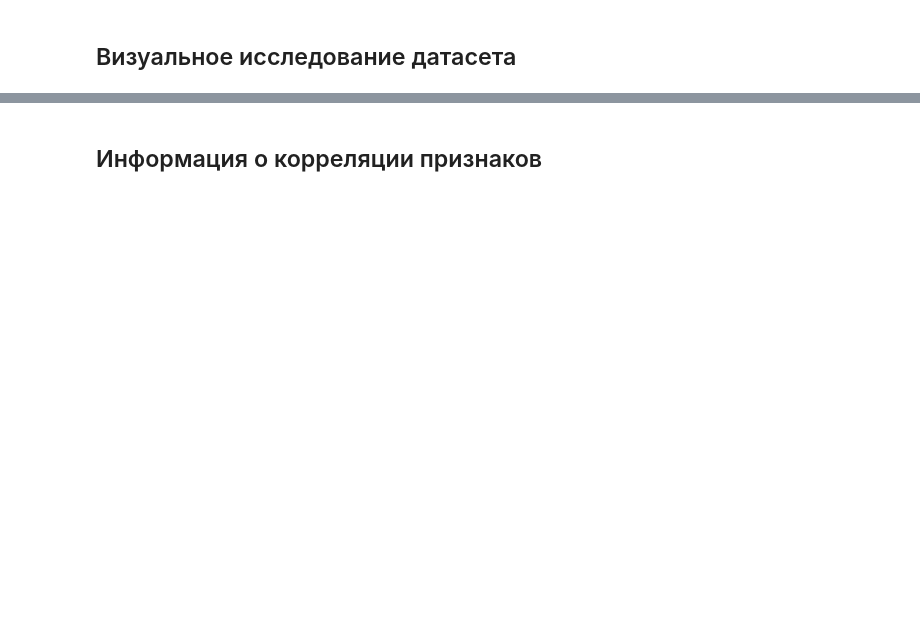
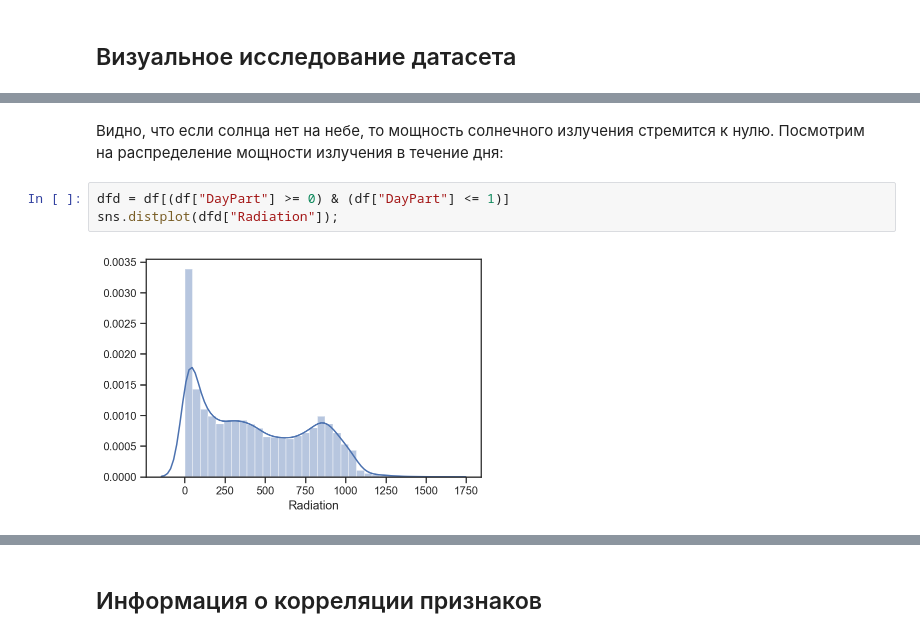
Before and after one commit to matshch/iu5_ml_course, a Jupyter notebook: lab1/eda_visualization.ipynb, the cells around one changed output, grey strips where cells are left out. Saved outputs shown, nothing was run; the diff lists cells and outputs as text; blank space fills up the shorter version.

```diff
--- a/lab1/eda_visualization.ipynb
+++ b/lab1/eda_visualization.ipynb
@@ -90,0 +172,7 @@ data.head()
+# %% [markdown]
+Видно, что если солнца нет на&nbsp;небе, то мощность солнечного излучения стремится к&nbsp;нулю. Посмотрим на&nbsp;распределение мощности излучения в&nbsp;течение дня:
+# %%
+dfd = df[(df["DayPart"] >= 0) & (df["DayPart"] <= 1)]
+sns.distplot(dfd["Radiation"]);
+# %% [output]
+[figure, added]
```
Also changed, not shown: parts of 33 cells of this notebook, 1 other file.
